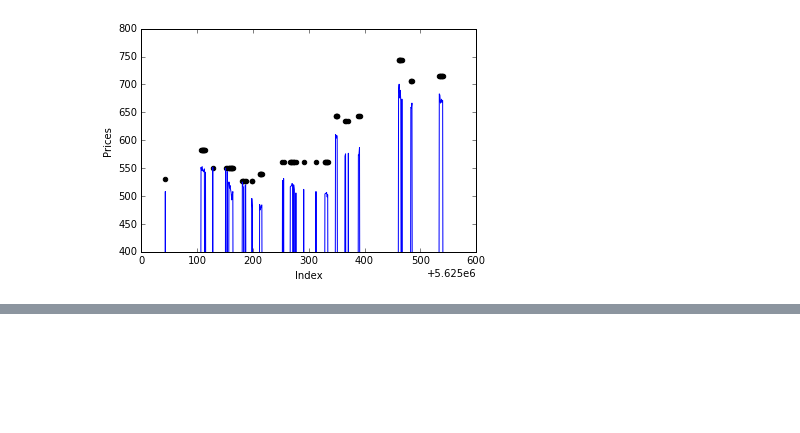
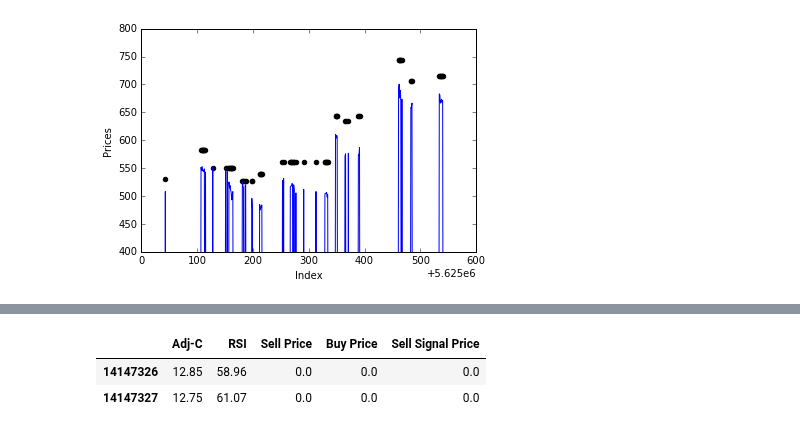
Before and after one commit to theofanislekkas/mlnd, a Jupyter notebook: rsi/RSI Reboot-Copy1.ipynb, the cells around one changed output, grey strips where cells are left out. Saved outputs shown, nothing was run; the diff lists cells and outputs as text; code cells hidden in the pictures; blank space fills up the shorter version.

```diff
--- a/rsi/RSI Reboot-Copy1.ipynb
+++ b/rsi/RSI Reboot-Copy1.ipynb
@@ -1006,0 +1061,6 @@ plt.plot(g_features.index, original9_goog, color='blue', linewidth=1)
+# %%
+zumz_q.head(2)
+# %% [output]
+|  | Adj-C | RSI | Sell Price | Buy Price | Sell Signal Price |
+| 14147326 | 12.85 | 58.96 | 0.0 | 0.0 | 0.0 |
+| 14147327 | 12.75 | 61.07 | 0.0 | 0.0 | 0.0 |
```
Also changed, not shown: parts of 26 cells of this notebook.
